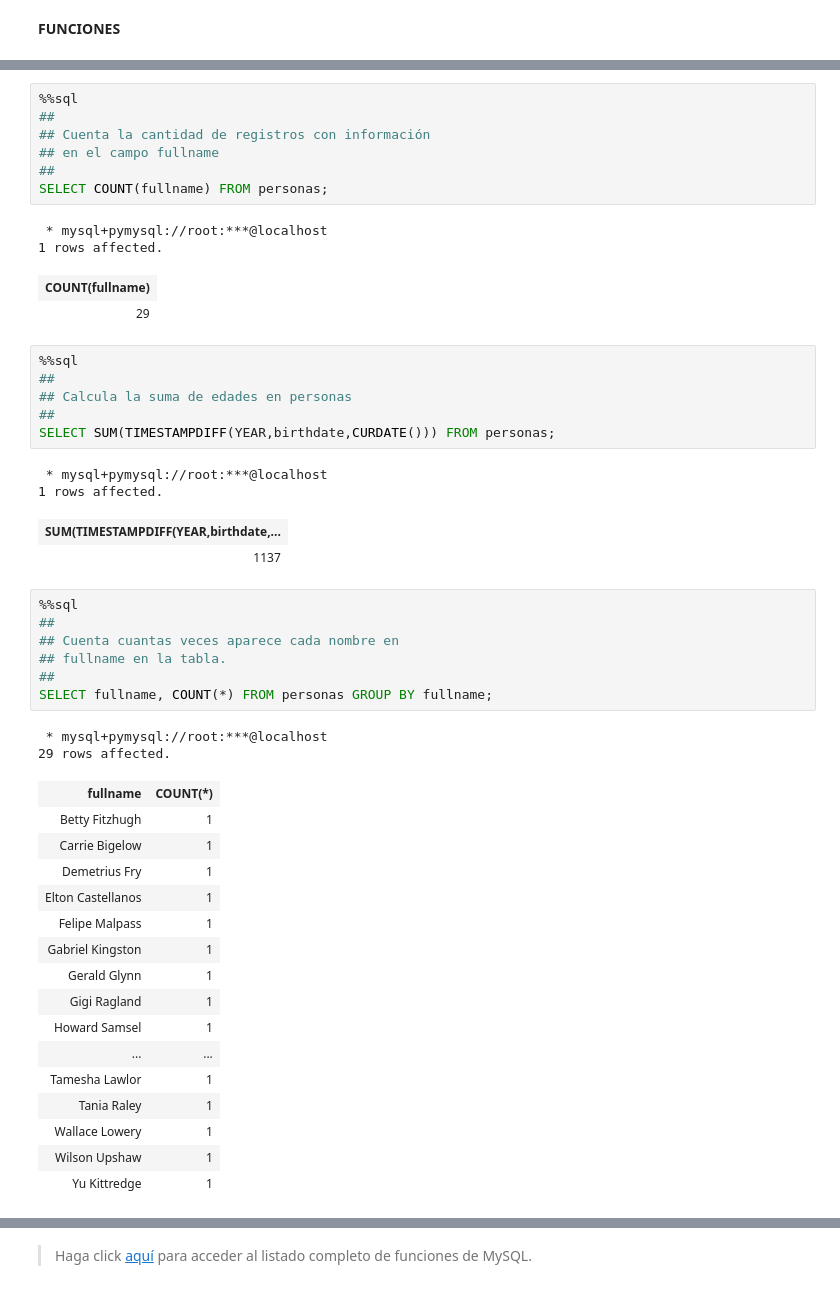
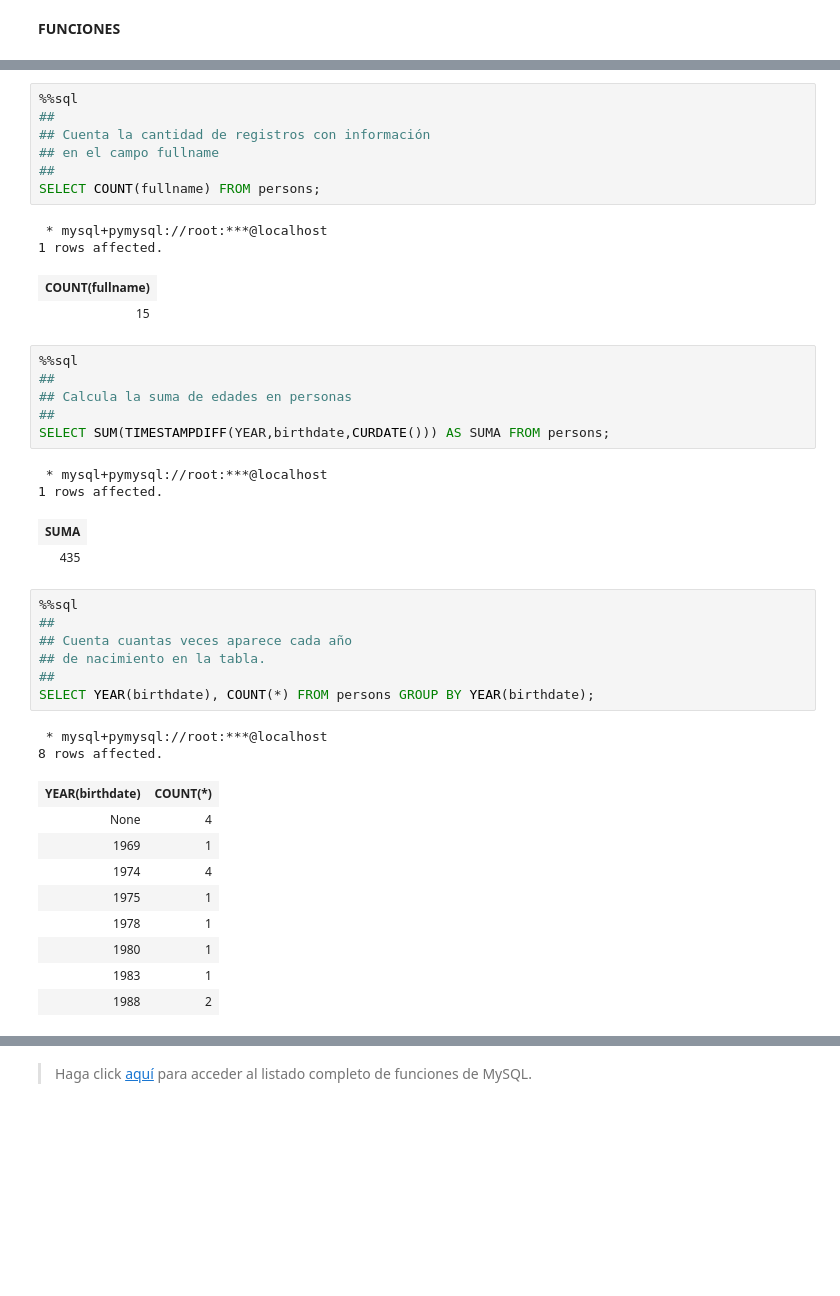
Before and after one commit to christiancalidad/SQL-basics, a Jupyter notebook: 03-gestion-registros.ipynb, the cells around one changed output, grey strips where cells are left out. Saved outputs shown, nothing was run; the diff lists cells and outputs as text; blank space fills up the shorter version.

```diff
--- a/03-gestion-registros.ipynb
+++ b/03-gestion-registros.ipynb
@@ -555,49 +564,42 @@ SELECT COUNT(*) FROM personas;
 ## Cuenta la cantidad de registros con información
 ## en el campo fullname
 ##
-SELECT COUNT(fullname) FROM personas;
+SELECT COUNT(fullname) FROM persons;
 # %% [output]
  * mysql+pymysql://root:***@localhost
 1 rows affected.
 | COUNT(fullname) |
-| 29 |
+| 15 |
 # %%
 %%sql
 ##
 ## Calcula la suma de edades en personas
 ##
-SELECT SUM(TIMESTAMPDIFF(YEAR,birthdate,CURDATE())) FROM personas;
+SELECT SUM(TIMESTAMPDIFF(YEAR,birthdate,CURDATE())) AS SUMA FROM persons;
 # %% [output]
  * mysql+pymysql://root:***@localhost
 1 rows affected.
-| SUM(TIMESTAMPDIFF(YEAR,birthdate,... |
-| 1137 |
+| SUMA |
+| 435 |
 # %%
 %%sql
 ##
-## Cuenta cuantas veces aparece cada nombre en
-## fullname en la tabla.
+## Cuenta cuantas veces aparece cada año
+## de nacimiento en la tabla.
 ##
-SELECT fullname, COUNT(*) FROM personas GROUP BY fullname;
+SELECT YEAR(birthdate), COUNT(*) FROM persons GROUP BY YEAR(birthdate);
 # %% [output]
  * mysql+pymysql://root:***@localhost
-29 rows affected.
+8 rows affected.
-| fullname | COUNT(*) |
-| Betty Fitzhugh | 1 |
-| Carrie Bigelow | 1 |
-| Demetrius Fry | 1 |
-| Elton Castellanos | 1 |
-| Felipe Malpass | 1 |
-| Gabriel Kingston | 1 |
-| Gerald Glynn | 1 |
-| Gigi Ragland | 1 |
-| Howard Samsel | 1 |
-| ... | ... |
-| Tamesha Lawlor | 1 |
-| Tania Raley | 1 |
-| Wallace Lowery | 1 |
-| Wilson Upshaw | 1 |
-| Yu Kittredge | 1 |
+| YEAR(birthdate) | COUNT(*) |
+| None | 4 |
+| 1969 | 1 |
+| 1974 | 4 |
+| 1975 | 1 |
+| 1978 | 1 |
+| 1980 | 1 |
+| 1983 | 1 |
+| 1988 | 2 |
 # %%
 %%sql
 ##
```
Also changed, not shown: parts of 33 cells of this notebook.
